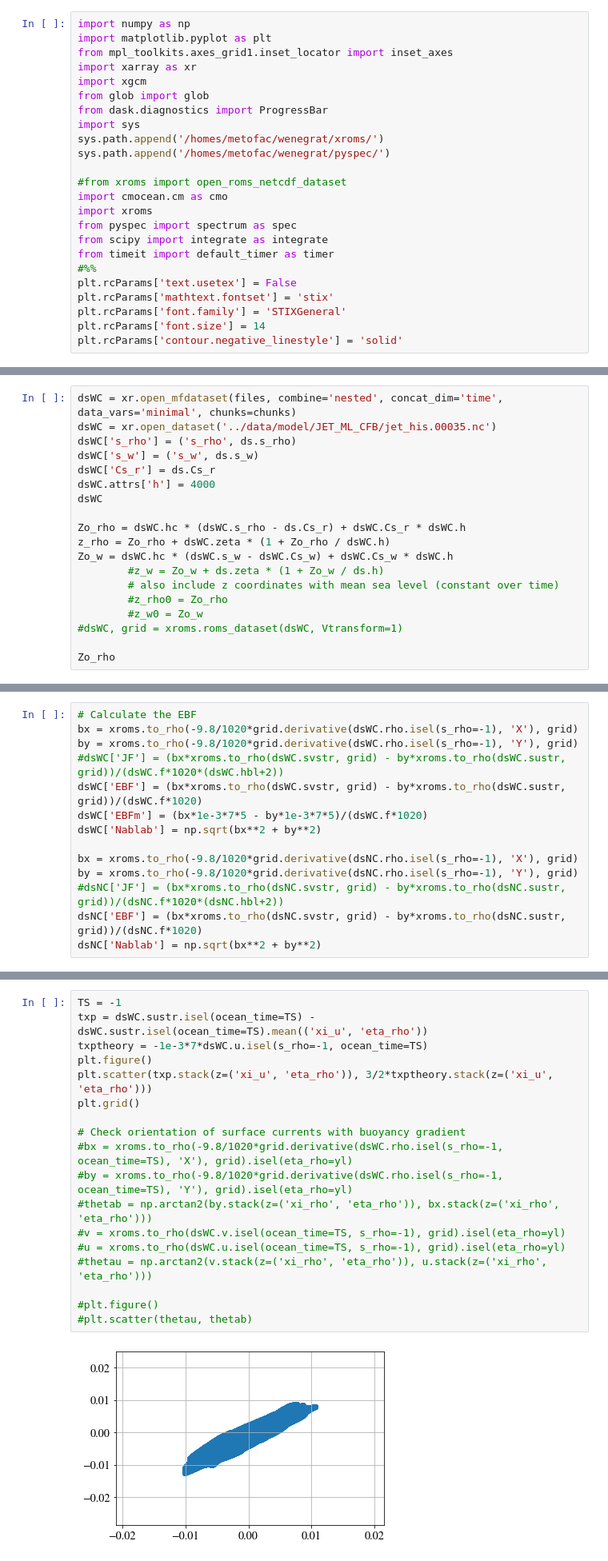
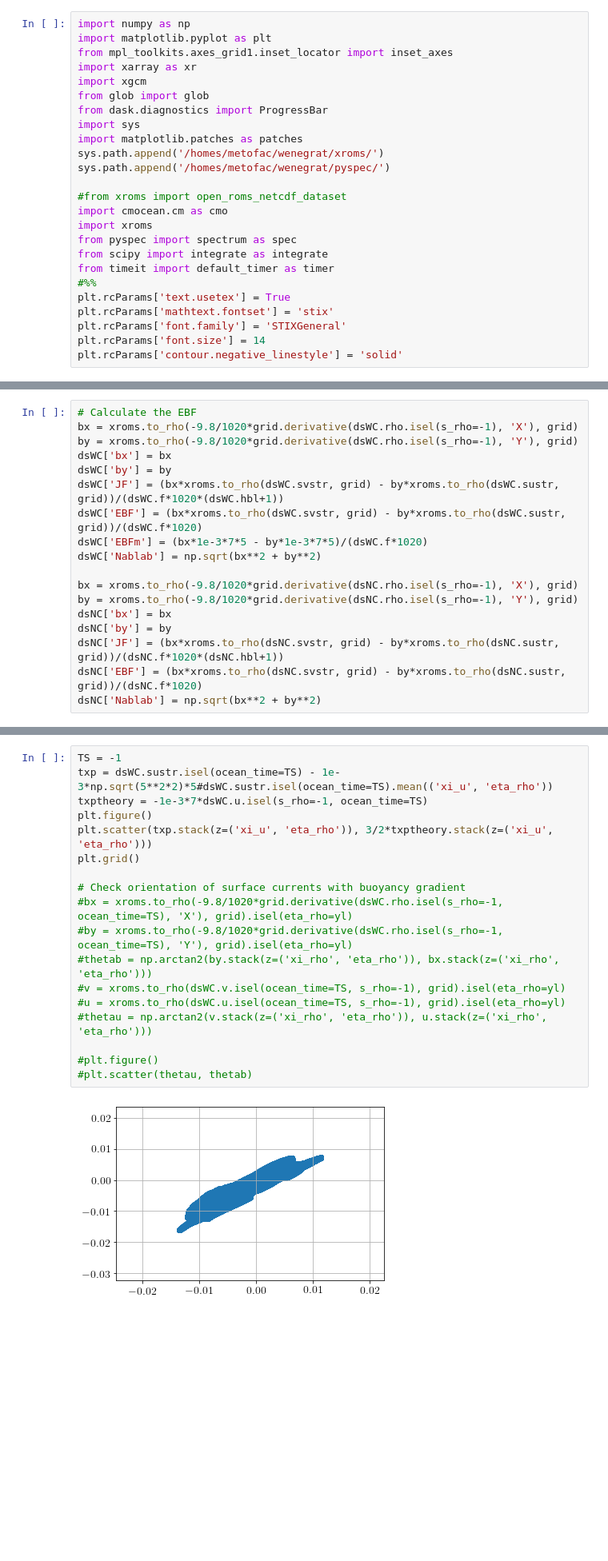
Before and after one commit to wenegrat/cfb_on_ebf, a Jupyter notebook: notebooks/BasicPlots.ipynb, the cells around one changed output, grey strips where cells are left out. Shown at 80% size. Cells and saved outputs as stored; diff of their text form; blank space fills up the shorter version.

```diff
--- a/notebooks/BasicPlots.ipynb
+++ b/notebooks/BasicPlots.ipynb
@@ -13,6 +13,7 @@ import xgcm
 from glob import glob
 from dask.diagnostics import ProgressBar
 import sys
+import matplotlib.patches as patches
 sys.path.append('/homes/metofac/wenegrat/xroms/')
 sys.path.append('/homes/metofac/wenegrat/pyspec/')
 
@@ -23,7 +24,7 @@ from pyspec import spectrum as spec
 from scipy import integrate as integrate
 from timeit import default_timer as timer
 #%%
-plt.rcParams['text.usetex'] = False
+plt.rcParams['text.usetex'] = True
 plt.rcParams['mathtext.fontset'] = 'stix'
 plt.rcParams['font.family'] = 'STIXGeneral'
 plt.rcParams['font.size'] = 14
@@ -127,19 +144,0 @@ Coordinates:
-# %%
-dsWC = xr.open_mfdataset(files, combine='nested', concat_dim='time', data_vars='minimal', chunks=chunks)
-dsWC = xr.open_dataset('../data/model/JET_ML_CFB/jet_his.00035.nc')
-dsWC['s_rho'] = ('s_rho', ds.s_rho)
-dsWC['s_w'] = ('s_w', ds.s_w)
-dsWC['Cs_r'] = ds.Cs_r
-dsWC.attrs['h'] = 4000
-dsWC
-
-Zo_rho = dsWC.hc * (dsWC.s_rho - ds.Cs_r) + dsWC.Cs_r * dsWC.h
-z_rho = Zo_rho + dsWC.zeta * (1 + Zo_rho / dsWC.h)
-Zo_w = dsWC.hc * (dsWC.s_w - dsWC.Cs_w) + dsWC.Cs_w * dsWC.h
-        #z_w = Zo_w + ds.zeta * (1 + Zo_w / ds.h)
-        # also include z coordinates with mean sea level (constant over time)
-        #z_rho0 = Zo_rho
-        #z_w0 = Zo_w
-#dsWC, grid = xroms.roms_dataset(dsWC, Vtransform=1)
-
-Zo_rho
@@ -260,13 +191,17 @@ dsWC['strain'] = vy - ux # Note the alternate possible strain rate def (below)
 # Calculate the EBF
 bx = xroms.to_rho(-9.8/1020*grid.derivative(dsWC.rho.isel(s_rho=-1), 'X'), grid)
 by = xroms.to_rho(-9.8/1020*grid.derivative(dsWC.rho.isel(s_rho=-1), 'Y'), grid)
-#dsWC['JF'] = (bx*xroms.to_rho(dsWC.svstr, grid) - by*xroms.to_rho(dsWC.sustr, grid))/(dsWC.f*1020*(dsWC.hbl+2))
+dsWC['bx'] = bx
+dsWC['by'] = by
+dsWC['JF'] = (bx*xroms.to_rho(dsWC.svstr, grid) - by*xroms.to_rho(dsWC.sustr, grid))/(dsWC.f*1020*(dsWC.hbl+1))
 dsWC['EBF'] = (bx*xroms.to_rho(dsWC.svstr, grid) - by*xroms.to_rho(dsWC.sustr, grid))/(dsWC.f*1020)
 dsWC['EBFm'] = (bx*1e-3*7*5 - by*1e-3*7*5)/(dsWC.f*1020)
 dsWC['Nablab'] = np.sqrt(bx**2 + by**2)
 
 bx = xroms.to_rho(-9.8/1020*grid.derivative(dsNC.rho.isel(s_rho=-1), 'X'), grid)
 by = xroms.to_rho(-9.8/1020*grid.derivative(dsNC.rho.isel(s_rho=-1), 'Y'), grid)
-#dsNC['JF'] = (bx*xroms.to_rho(dsNC.svstr, grid) - by*xroms.to_rho(dsNC.sustr, grid))/(dsNC.f*1020*(dsNC.hbl+2))
+dsNC['bx'] = bx
+dsNC['by'] = by
+dsNC['JF'] = (bx*xroms.to_rho(dsNC.svstr, grid) - by*xroms.to_rho(dsNC.sustr, grid))/(dsNC.f*1020*(dsNC.hbl+1))
 dsNC['EBF'] = (bx*xroms.to_rho(dsNC.svstr, grid) - by*xroms.to_rho(dsNC.sustr, grid))/(dsNC.f*1020)
 dsNC['Nablab'] = np.sqrt(bx**2 + by**2)
@@ -579,21 +688,21 @@ Minimum EBF prime in W/m2: -586.0452194276742
 ## Confirm scaling arguments
 # %%
 TS = -1
-txp = dsWC.sustr.isel(ocean_time=TS) - dsWC.sustr.isel(ocean_time=TS).mean(('xi_u', 'eta_rho'))
+txp = dsWC.sustr.isel(ocean_time=TS) - 1e-3*np.sqrt(5**2*2)*5#dsWC.sustr.isel(ocean_time=TS).mean(('xi_u', 'eta_rho'))
 txptheory = -1e-3*7*dsWC.u.isel(s_rho=-1, ocean_time=TS)
 plt.figure()
 plt.scatter(txp.stack(z=('xi_u', 'eta_rho')), 3/2*txptheory.stack(z=('xi_u', 'eta_rho')))
 plt.grid()
 
 # Check orientation of surface currents with buoyancy gradient
 #bx = xroms.to_rho(-9.8/1020*grid.derivative(dsWC.rho.isel(s_rho=-1, ocean_time=TS), 'X'), grid).isel(eta_rho=yl)
 #by = xroms.to_rho(-9.8/1020*grid.derivative(dsWC.rho.isel(s_rho=-1, ocean_time=TS), 'Y'), grid).isel(eta_rho=yl)
 #thetab = np.arctan2(by.stack(z=('xi_rho', 'eta_rho')), bx.stack(z=('xi_rho', 'eta_rho')))
 #v = xroms.to_rho(dsWC.v.isel(ocean_time=TS, s_rho=-1), grid).isel(eta_rho=yl)
 #u = xroms.to_rho(dsWC.u.isel(ocean_time=TS, s_rho=-1), grid).isel(eta_rho=yl)
 #thetau = np.arctan2(v.stack(z=('xi_rho', 'eta_rho')), u.stack(z=('xi_rho', 'eta_rho')))
 
 #plt.figure()
 #plt.scatter(thetau, thetab)
 # %% [output]
-[figure, old version]
+[figure, new version]
```
Also changed, not shown: parts of 28 cells of this notebook, 3 other files.
